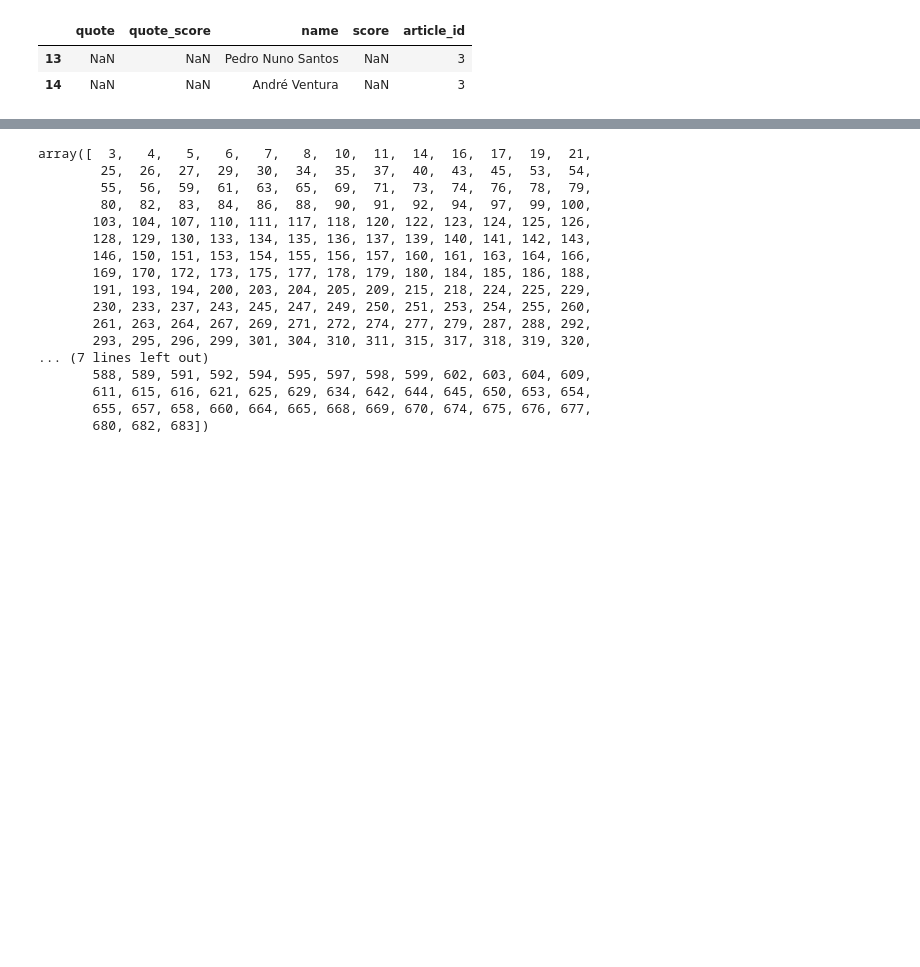
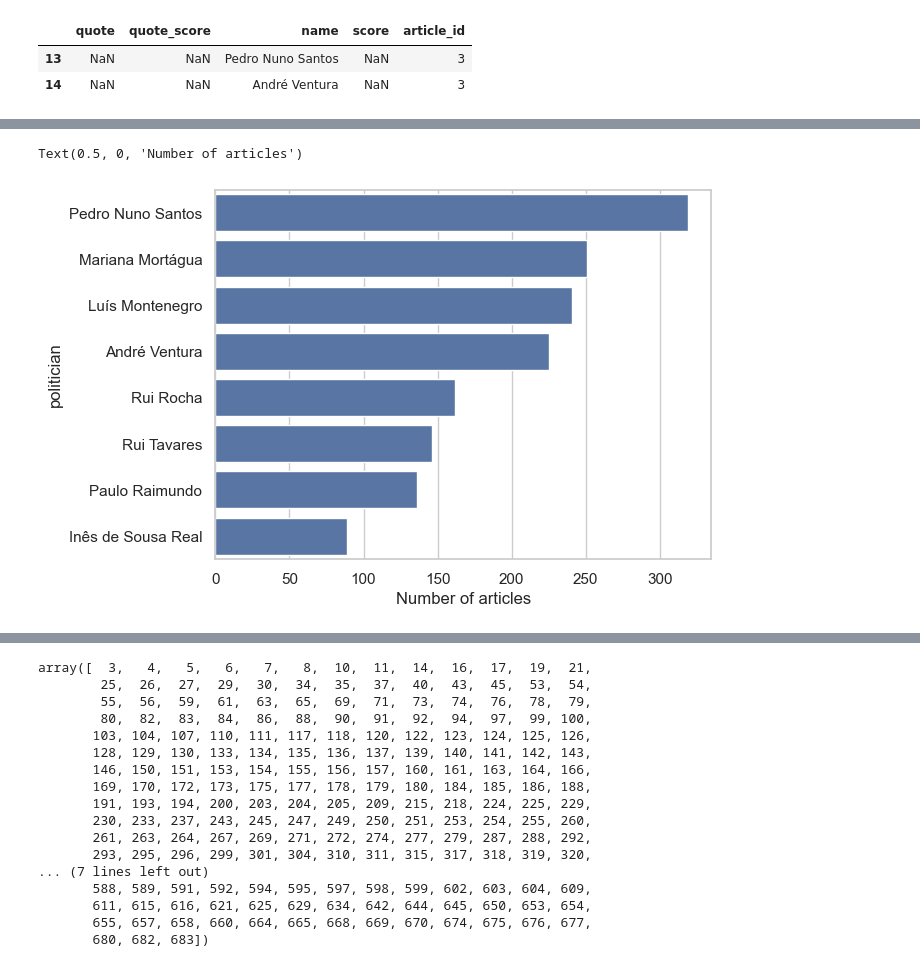
Before and after one commit to 3lueLightning/elections_monitoring, a Jupyter notebook: notebooks/results_analysis.ipynb, the cells around one changed output, grey strips where cells are left out. Drawn from its saved outputs; the diff is of its cells as text; code cells hidden in the pictures; blank space fills up the shorter version.

```diff
--- a/notebooks/results_analysis.ipynb
+++ b/notebooks/results_analysis.ipynb
@@ -103,4 +74,5 @@ constants.POLITICIAN_ALIASES
 alias_to_politician = {alias: politician for politician, aliases
     in constants.POLITICIAN_ALIASES.items() for alias in aliases
 }
-alias_to_politician
+
+expanded_sentiments["politician"] = expanded_sentiments["name"].replace(alias_to_politician)
@@ -169,0 +79,3 @@ Name: count, Length: 84, dtype: int64
+# %%
+mask_politican = expanded_sentiments["politician"].isin(constants.POLITICIANS)
+expanded_sentiments.loc[mask_politican, "politician"].value_counts()
@@ -169,0 +93,7 @@ Name: count, Length: 84, dtype: int64
+# %%
+sns.set_theme(style="whitegrid")
+sns.barplot(expanded_sentiments.loc[mask_politican, "politician"].value_counts(), orient = 'h')
+plt.xlabel("Number of articles")
+# %% [output]
+Text(0.5, 0, 'Number of articles')
+[figure, added]
```
Also changed, not shown: parts of 40 cells of this notebook, 3 other files.
